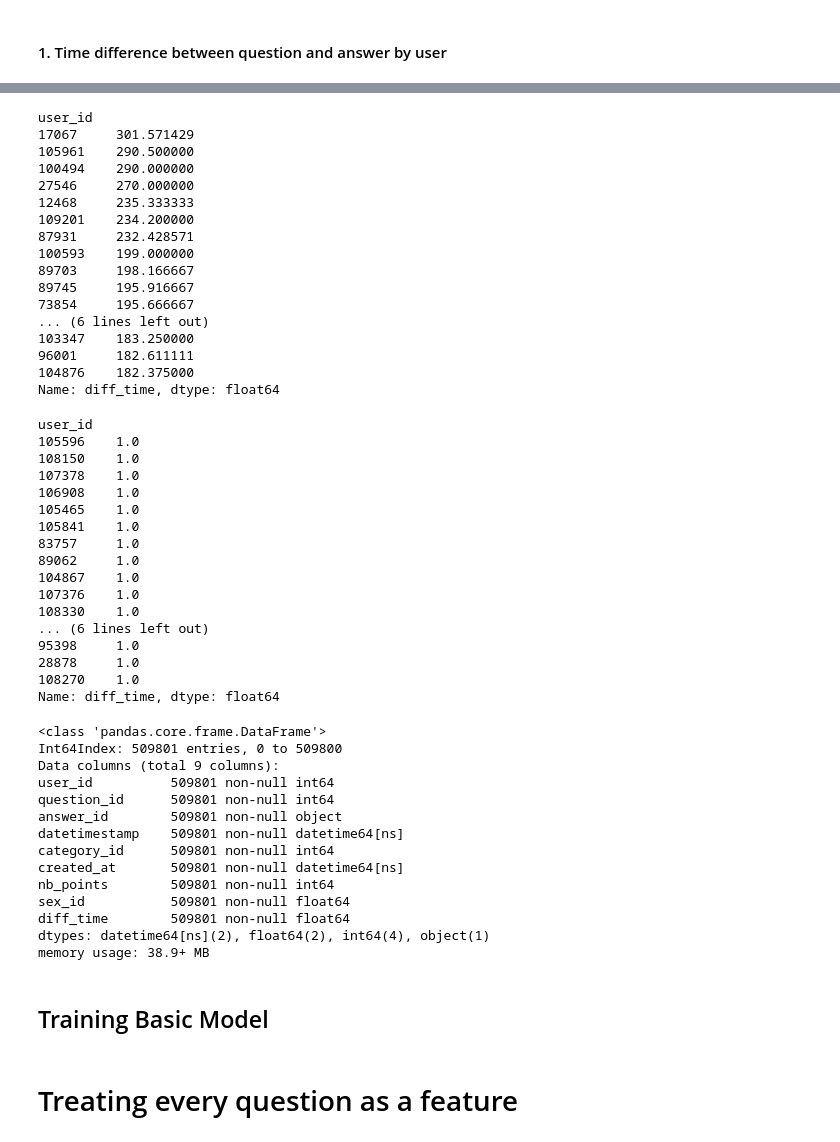
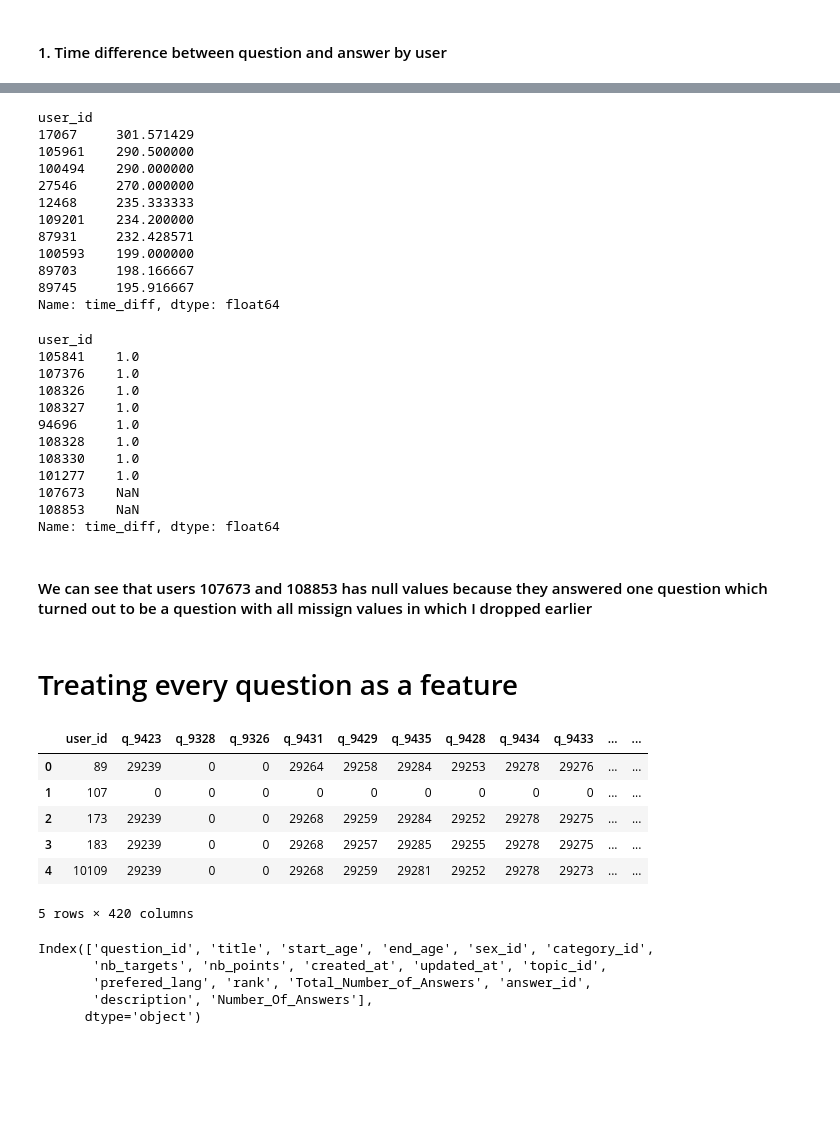
Before and after one commit to waficf/Kaggle_Competitions, a Jupyter notebook: project_1.ipynb, the cells around one changed output, grey strips where cells are left out. Drawn from its saved outputs; the diff is of its cells as text; code cells hidden in the pictures; blank space fills up the shorter version.

```diff
--- a/project_1.ipynb
+++ b/project_1.ipynb
@@ -293,7 +288,7 @@ df.head()
 # %%
-# Grouoing by reposnse time to question on app
-# Worst Users
-df.groupby('user_id').diff_time.mean().sort_values(ascending=False).head(20)
+# Grouping by response time to question on app
+# Worst 10 Users in response time
+df.groupby('user_id').time_diff.mean().sort_values(ascending=False).head(10)
 # %% [output]
 user_id
 17067     301.571429
@@ -306,51 +301,45 @@ user_id
 100593    199.000000
 89703     198.166667
 89745     195.916667
-73854     195.666667
-... (6 lines left out)
-103347    183.250000
-96001     182.611111
-104876    182.375000
-Name: diff_time, dtype: float64
+Name: time_diff, dtype: float64
 # %%
-# Best users
-df.groupby('user_id').diff_time.mean().sort_values(ascending=False).tail(20)
+# Best 10 Users in response time
+df.groupby('user_id').time_diff.mean().sort_values(ascending=False).tail(10)
 # %% [output]
 user_id
-105596    1.0
-108150    1.0
-107378    1.0
-106908    1.0
-105465    1.0
 105841    1.0
-83757     1.0
-89062     1.0
-104867    1.0
 107376    1.0
+108326    1.0
+108327    1.0
+94696     1.0
+108328    1.0
 108330    1.0
-... (6 lines left out)
-95398     1.0
-28878     1.0
-108270    1.0
-Name: diff_time, dtype: float64
+101277    1.0
+107673    NaN
+108853    NaN
+Name: time_diff, dtype: float64
-# %%
-df.info()
-# %% [output]
-<class 'pandas.core.frame.DataFrame'>
-Int64Index: 509801 entries, 0 to 509800
-Data columns (total 9 columns):
-user_id          509801 non-null int64
-question_id      509801 non-null int64
-answer_id        509801 non-null object
-datetimestamp    509801 non-null datetime64[ns]
-category_id      509801 non-null int64
-created_at       509801 non-null datetime64[ns]
-nb_points        509801 non-null int64
-sex_id           509801 non-null float64
-diff_time        509801 non-null float64
-dtypes: datetime64[ns](2), float64(2), int64(4), object(1)
-memory usage: 38.9+ MB
-# %% [markdown]
-## Training Basic Model
+# %% [markdown]
+#### We can see that users 107673 and 108853 has null values because they answered one question which turned out to be a question with all missign values in which I dropped earlier
 # %% [markdown]
 # Treating every question as a feature
+# %%
+data = pd.read_csv('Data/my/QAID.csv')
+qa = pd.read_csv('Data/my/Questions_Answers.csv')
+# %%
+data.head()
+# %% [output]
+|  | user_id | q_9423 | q_9328 | q_9326 | q_9431 | q_9429 | q_9435 | q_9428 | q_9434 | q_9433 | ... | ... |
+| 0 | 89 | 29239 | 0 | 0 | 29264 | 29258 | 29284 | 29253 | 29278 | 29276 | ... | ... |
+| 1 | 107 | 0 | 0 | 0 | 0 | 0 | 0 | 0 | 0 | 0 | ... | ... |
+| 2 | 173 | 29239 | 0 | 0 | 29268 | 29259 | 29284 | 29252 | 29278 | 29275 | ... | ... |
+| 3 | 183 | 29239 | 0 | 0 | 29268 | 29257 | 29285 | 29255 | 29278 | 29275 | ... | ... |
+| 4 | 10109 | 29239 | 0 | 0 | 29268 | 29259 | 29281 | 29252 | 29278 | 29273 | ... | ... |
+5 rows × 420 columns
+# %%
+qa.columns
+# %% [output]
+Index(['question_id', 'title', 'start_age', 'end_age', 'sex_id', 'category_id',
+       'nb_targets', 'nb_points', 'created_at', 'updated_at', 'topic_id',
+       'prefered_lang', 'rank', 'Total_Number_of_Answers', 'answer_id',
+       'description', 'Number_Of_Answers'],
+      dtype='object')
```
Also changed, not shown: parts of 89 cells of this notebook.
